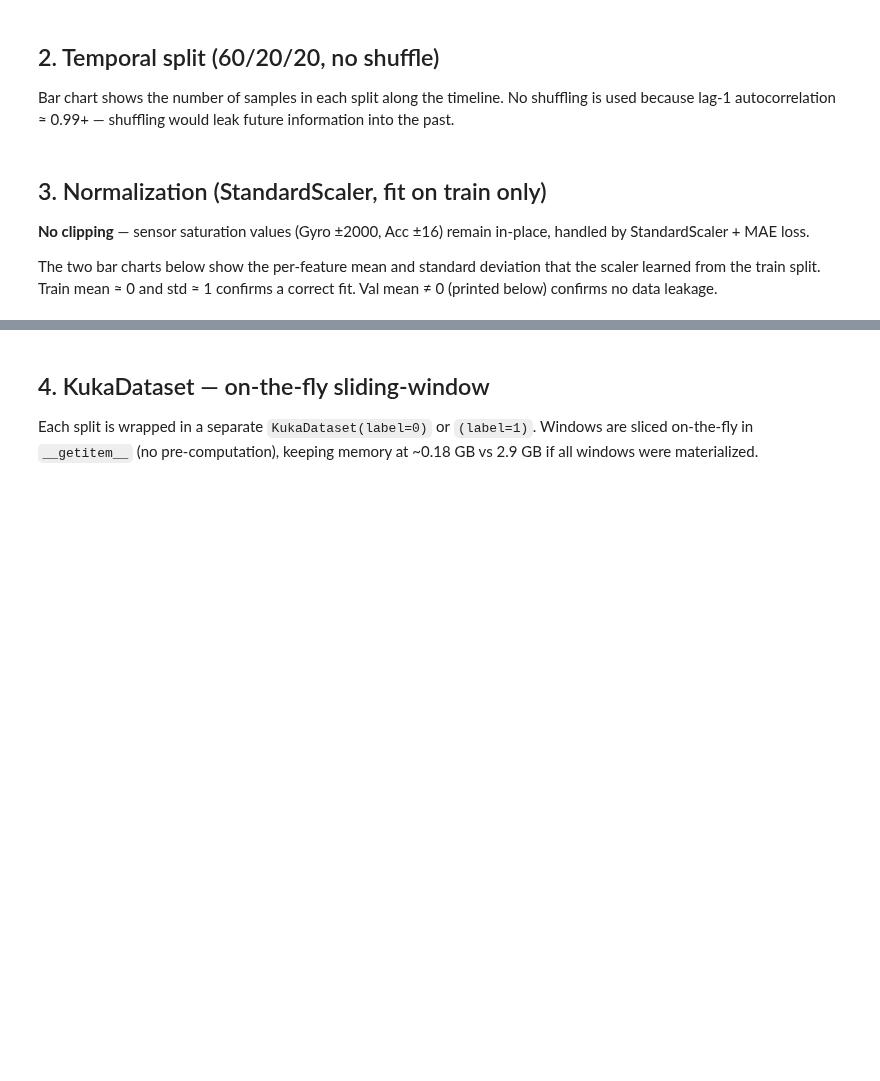
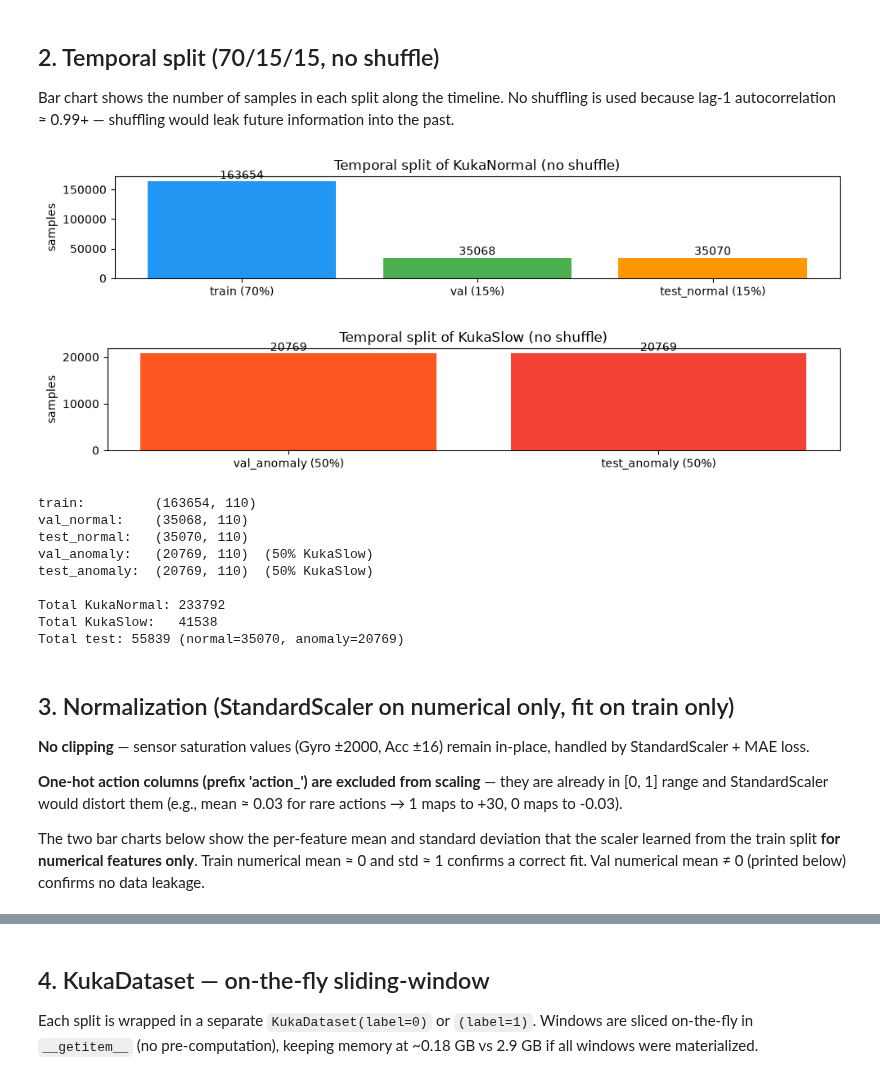
Before and after one commit to s349534/AM01-Detection-of-Anomalous-Behaviour-in-Industrial-Robot, a Jupyter notebook: notebooks/02_preprocessing.ipynb, the cells around one changed output, grey strips where cells are left out. Saved outputs shown, nothing was run; the diff lists cells and outputs as text; code cells hidden in the pictures; blank space fills up the shorter version.

```diff
--- a/notebooks/02_preprocessing.ipynb
+++ b/notebooks/02_preprocessing.ipynb
@@ -62,5 +105,5 @@ print(f"\nMemory: {mem_mb:.1f} MB")
 # %% [markdown]
-## 2. Temporal split (60/20/20, no shuffle)
+## 2. Temporal split (70/15/15, no shuffle)
 
 Bar chart shows the number of samples in each split along the timeline.
 No shuffling is used because lag-1 autocorrelation ≈ 0.99+ — shuffling
@@ -68,31 +111,64 @@ would leak future information into the past.
 # %%
 splits = split_temporal_data(normal, slow, config)
 
 fig, ax = plt.subplots(figsize=(10, 2))
-sizes = [len(splits[k]) for k in ['train', 'val', 'test_normal']]
-labels = ['train (60%)', 'val (20%)', 'test_normal (20%)']
+sizes = [len(splits[k]) for k in ['train', 'val_normal', 'test_normal']]
+labels = ['train (70%)', 'val (15%)', 'test_normal (15%)']
 colors = ['#2196F3', '#4CAF50', '#FF9800']
 ax.bar(labels, sizes, color=colors)
 ax.set_ylabel('samples')
 ax.set_title('Temporal split of KukaNormal (no shuffle)')
 for i, (lbl, sz) in enumerate(zip(labels, sizes)):
     ax.text(i, sz, str(sz), ha='center', va='bottom')
 plt.tight_layout()
 plt.show()
 
-print(f"train:        {splits['train'].shape}")
-print(f"val:          {splits['val'].shape}")
-print(f"test_normal:  {splits['test_normal'].shape}")
-print(f"test_anomaly: {splits['test_anomaly'].shape}  (all of KukaSlow)")
-print(f"\nTotal test: {len(splits['test_normal']) + len(splits['test_anomaly'])} "
+# KukaSlow split (50/50)
+fig, ax = plt.subplots(figsize=(10, 2))
+slow_sizes = [len(splits['val_anomaly']), len(splits['test_anomaly'])]
+slow_labels = ['val_anomaly (50%)', 'test_anomaly (50%)']
+slow_colors = ['#FF5722', '#F44336']
+ax.bar(slow_labels, slow_sizes, color=slow_colors)
+ax.set_ylabel('samples')
+ax.set_title('Temporal split of KukaSlow (no shuffle)')
+for i, (lbl, sz) in enumerate(zip(slow_labels, slow_sizes)):
+    ax.text(i, sz, str(sz), ha='center', va='bottom')
+plt.tight_layout()
+plt.show()
+
+print(f"train:         {splits['train'].shape}")
+print(f"val_normal:    {splits['val_normal'].shape}")
+print(f"test_normal:   {splits['test_normal'].shape}")
+print(f"val_anomaly:   {splits['val_anomaly'].shape}  (50% KukaSlow)")
+print(f"test_anomaly:  {splits['test_anomaly'].shape}  (50% KukaSlow)")
+print(f"\nTotal KukaNormal: {len(splits['train']) + len(splits['val_normal']) + len(splits['test_normal'])}")
+print(f"Total KukaSlow:   {len(splits['val_anomaly']) + len(splits['test_anomaly'])}")
+print(f"Total test: {len(splits['test_normal']) + len(splits['test_anomaly'])} "
       f"(normal={len(splits['test_normal'])}, anomaly={len(splits['test_anomaly'])})")
+# %% [output]
+[figure, added]
+[figure, added]
+train:         (163654, 110)
+val_normal:    (35068, 110)
+test_normal:   (35070, 110)
+val_anomaly:   (20769, 110)  (50% KukaSlow)
+test_anomaly:  (20769, 110)  (50% KukaSlow)
+
+Total KukaNormal: 233792
+Total KukaSlow:   41538
+Total test: 55839 (normal=35070, anomaly=20769)
 # %% [markdown]
-## 3. Normalization (StandardScaler, fit on train only)
+## 3. Normalization (StandardScaler on numerical only, fit on train only)
 
 **No clipping** — sensor saturation values (Gyro ±2000, Acc ±16) remain
 in-place, handled by StandardScaler + MAE loss.
 
+**One-hot action columns (prefix 'action_') are excluded from scaling** —
+they are already in [0, 1] range and StandardScaler would distort them
+(e.g., mean ≈ 0.03 for rare actions → 1 maps to +30, 0 maps to -0.03).
+
 The two bar charts below show the per-feature mean and standard deviation
-that the scaler learned from the train split. Train mean ≈ 0 and std ≈ 1
-confirms a correct fit. Val mean ≠ 0 (printed below) confirms no data leakage.
+that the scaler learned from the train split **for numerical features only**.
+Train numerical mean ≈ 0 and std ≈ 1 confirms a correct fit.
+Val numerical mean ≠ 0 (printed below) confirms no data leakage.
 # %%
```
Also changed, not shown: parts of 8 cells of this notebook, 6 other files.
